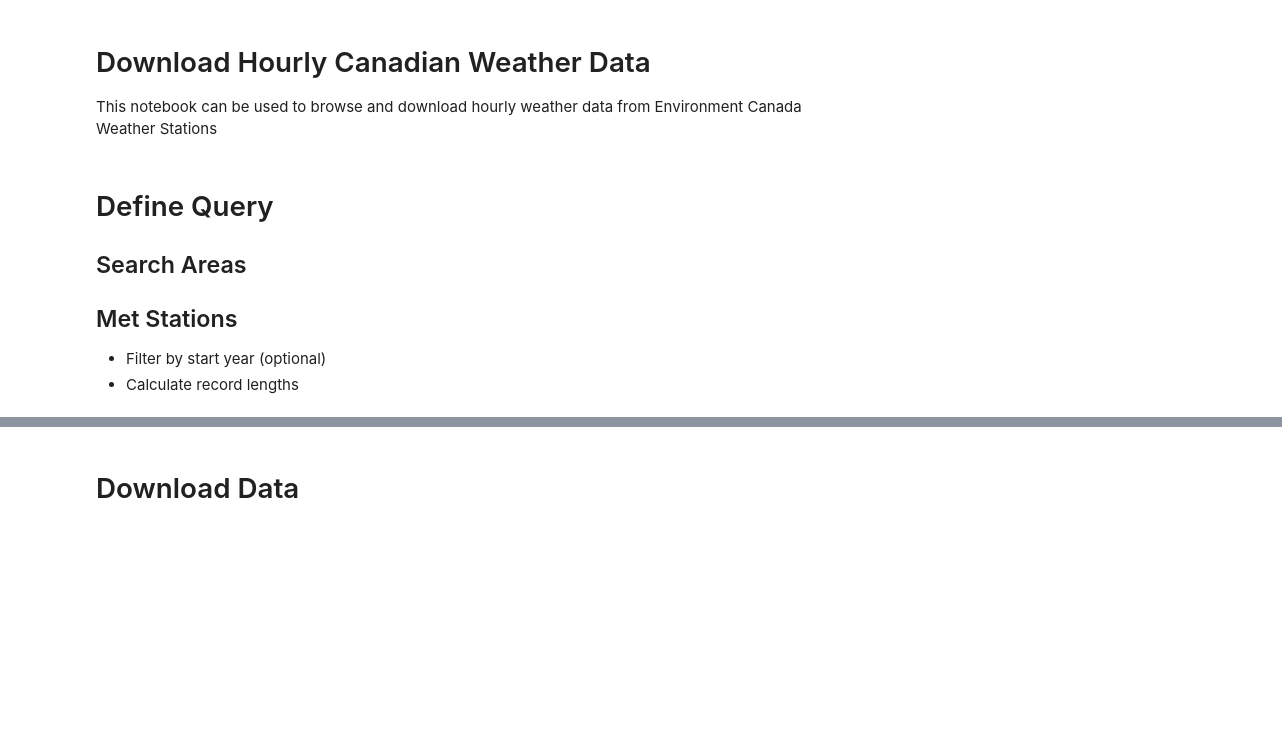
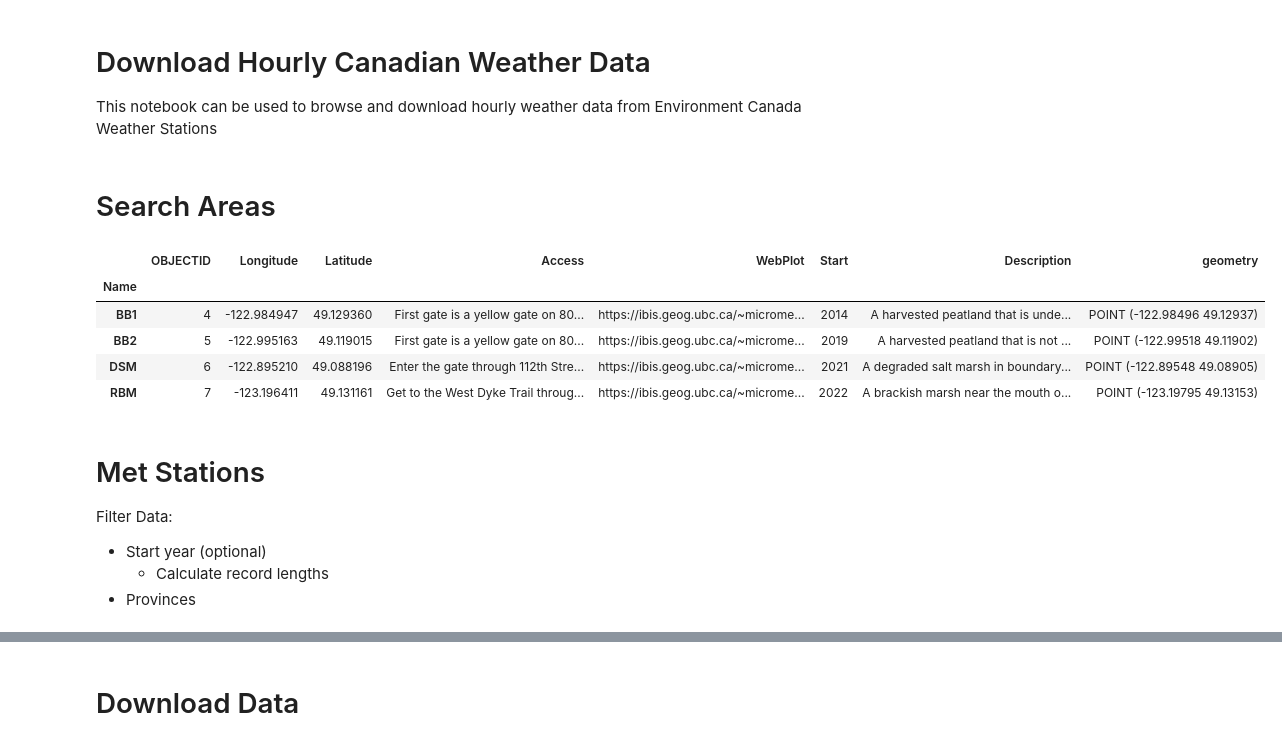
Before and after one commit to June-Skeeter/CA_wxData_Download, a Jupyter notebook: Download Hourly Canadian Weather Data.ipynb, the cells around one changed output, grey strips where cells are left out. Saved outputs shown, nothing was run; the diff lists cells and outputs as text; code cells hidden in the pictures; blank space fills up the shorter version.

```diff
--- a/Download Hourly Canadian Weather Data.ipynb
+++ b/Download Hourly Canadian Weather Data.ipynb
@@ -16,12 +16,25 @@ import requests
 
 token = "pk.eyJ1IjoianVuZXNwYWNlYm9vdHMiLCJhIjoiY2s4a285NTM1MDQwbDNocHozdXlkNzIyaSJ9.-_8gh9gG4VuprIPnmXBr3A" # your mapbox token
 tileurl = 'https://api.mapbox.com/v4/mapbox.satellite/{z}/{x}/{y}@2x.png?access_token=' + str(token)
+# %% [markdown]
+# Search Areas
+# %%
+## Search Areas (e.g. UBC Micromet flux Search_Locatons)
+Search_Locatons =  gpd.read_file('https://raw.githubusercontent.com/ubc-micromet/FieldSiteMaps/main/data/FluxTowers.json')
+Search_Locatons = Search_Locatons.set_index('Name')
+Search_Locatons.head()
+# %% [output]
+|  | OBJECTID | Longitude | Latitude | Access | WebPlot | Start | Description | geometry |
+| Name |  |  |  |  |  |  |  |  |
+| BB1 | 4 | -122.984947 | 49.129360 | First gate is a yellow gate on 80... | https://ibis.geog.ubc.ca/~microme... | 2014 | A harvested peatland that is unde... | POINT (-122.98496 49.12937) |
+| BB2 | 5 | -122.995163 | 49.119015 | First gate is a yellow gate on 80... | https://ibis.geog.ubc.ca/~microme... | 2019 | A harvested peatland that is not ... | POINT (-122.99518 49.11902) |
+| DSM | 6 | -122.895210 | 49.088196 | Enter the gate through 112th Stre... | https://ibis.geog.ubc.ca/~microme... | 2021 | A degraded salt marsh in boundary... | POINT (-122.89548 49.08905) |
+| RBM | 7 | -123.196411 | 49.131161 | Get to the West Dyke Trail throug... | https://ibis.geog.ubc.ca/~microme... | 2022 | A brackish marsh near the mouth o... | POINT (-123.19795 49.13153) |
 # %% [markdown]
-# Define Query
+# Met Stations
 
-## Search Areas
-
-## Met Stations
-* Filter by start year (optional)
-* Calculate record lengths
+Filter Data:
+* Start year (optional)
+    * Calculate record lengths
+* Provinces
 # %%
```
Also changed, not shown: parts of 6 cells of this notebook.
